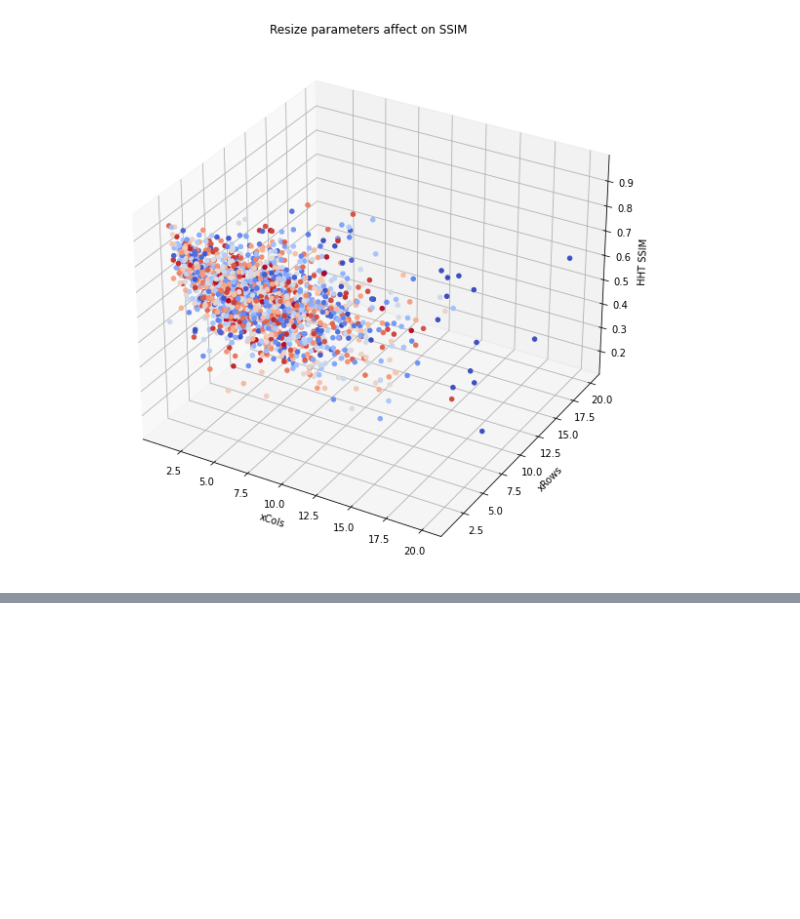
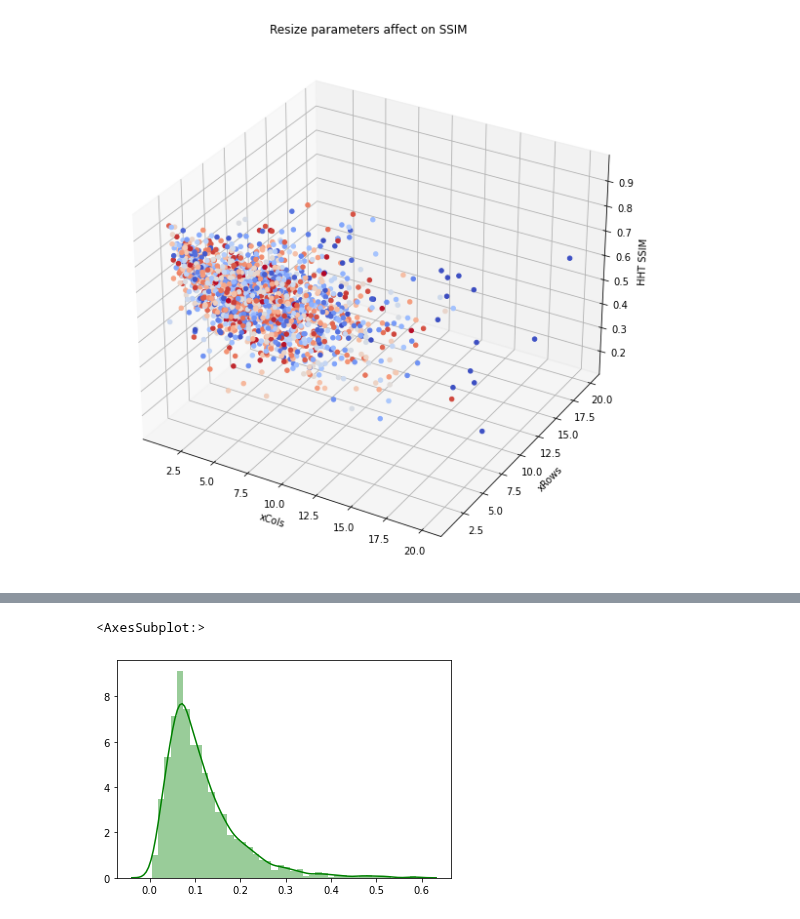
Before and after one commit to Matt88Ac/Hilbert-Huang-Transform-Super-Resolution, a Jupyter notebook: HHT_SR_Results.ipynb, the cells around one changed output, grey strips where cells are left out. Cells and saved outputs as stored; diff of their text form; code cells hidden in the pictures; blank space fills up the shorter version.

```diff
--- a/HHT_SR_Results.ipynb
+++ b/HHT_SR_Results.ipynb
@@ -91,0 +99,6 @@ ax.scatter(x, y, z, cmap='coolwarm',c=c,alpha = 1)
+# %%
+## SSIM Distance
+sns.distplot(df['Best SSIM - Value']-df['HHT SSIM'], color='g')
+# %% [output]
+<AxesSubplot:>
+[figure, added]
```
Also changed, not shown: parts of 4 cells of this notebook.
